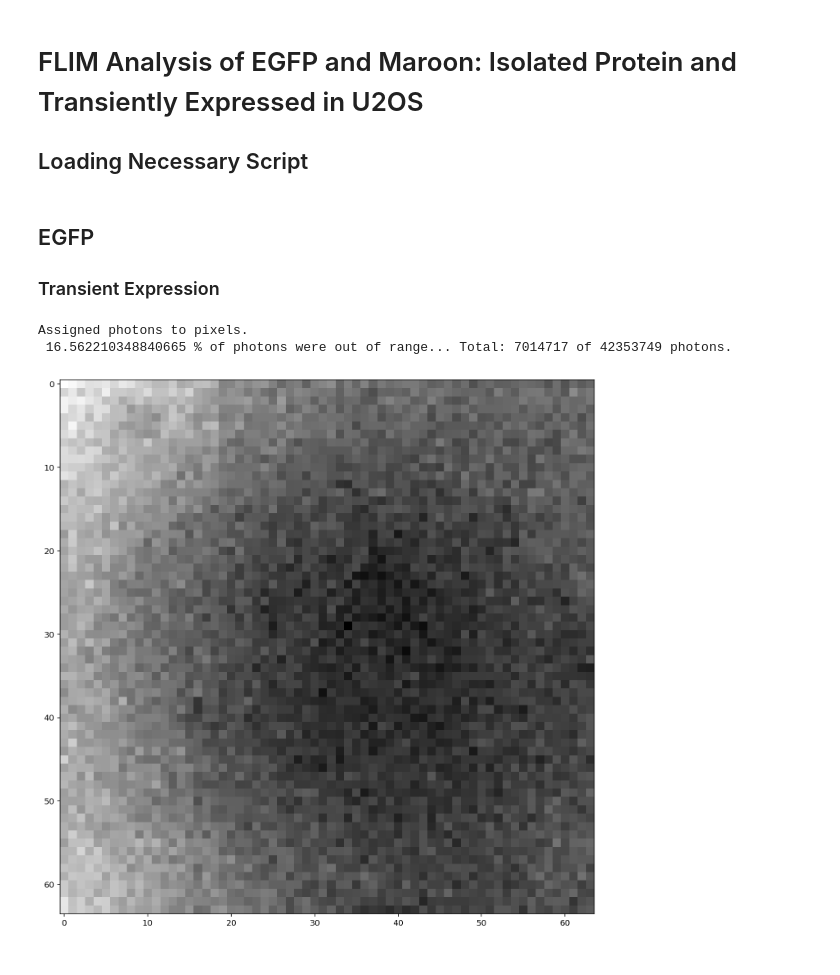
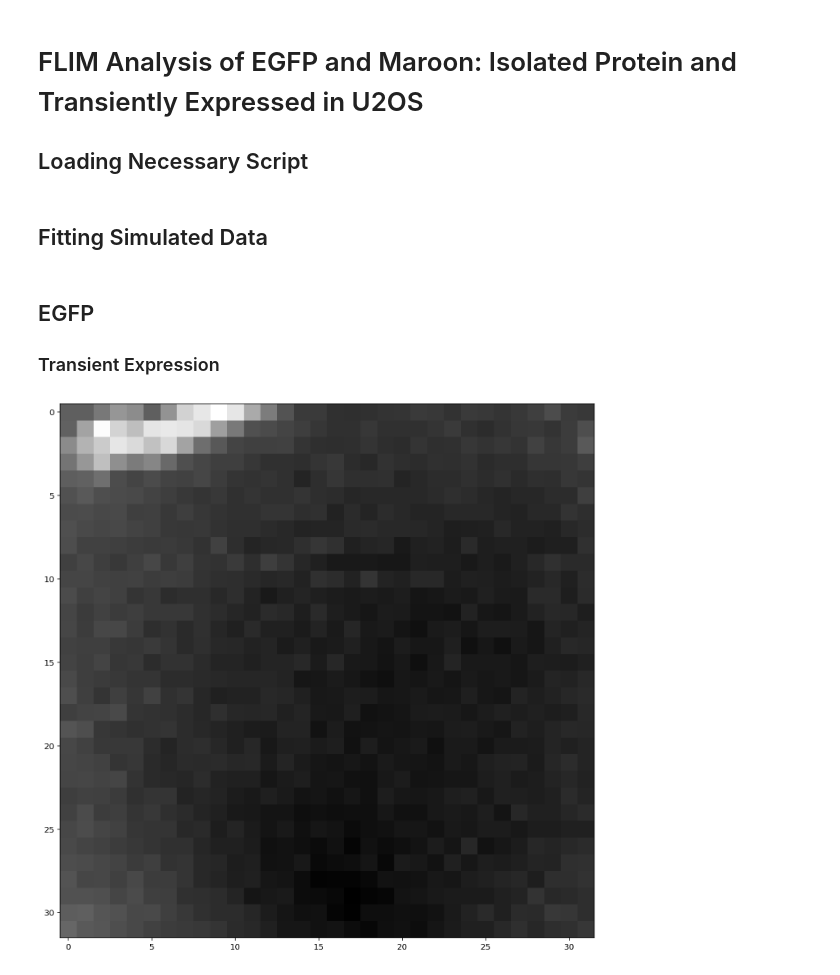
Before and after one commit to Tomkaehst/PhasorFLIM, a Jupyter notebook: notebooks/EGFP_Maroon_cells_and_isolated.ipynb, the cells around one changed output. Drawn from its saved outputs; the diff is of its cells as text; code cells hidden in the pictures.

```diff
--- a/notebooks/EGFP_Maroon_cells_and_isolated.ipynb
+++ b/notebooks/EGFP_Maroon_cells_and_isolated.ipynb
@@ -18,3 +18,5 @@ rcParams['axes.labelsize'] = 16
 
 import pq_decoding_functions as pq
 import flim_fitting_functions as fit
+# %% [markdown]
+## Fitting Simulated Data
@@ -22,26 +29,43 @@ import flim_fitting_functions as fit
 ## EGFP
 ### Transient Expression
 # %%
-EGFP_cell_data, EGFP_cell_meta = pq.readPTUData(
-    path = '../../../FLIM Data/Praktikum_Biochemie/raw_data/IsolatedFP_200310_EGFP_Maroon.sptw/iFP_200310_Kontrolle_Sulforhodamine_10µM_1_2_1.ptu'
+#EGFP_cell_data, EGFP_cell_meta = pq.readPTUData(
+#    path = '../../../FLIM Data/Praktikum_Biochemie/raw_data/IsolatedFP_200310_EGFP_Maroon.sptw/iFP_200310_Kontrolle_Sulforhodamine_10µM_1_2_1.ptu'
+#)
+
+#EGFP_cell_data, EGFP_cell_meta = pq.readPTUData(
+#    path = '/home/agbp/Desktop/Praktikum_Biochemie/raw_data/'
+#)
+
+
+
+#EGFP_cell_flimarray, EGFP_image = pq.buildFLIMArray(
+#    recordarray = EGFP_cell_data,
+#    channel = 1,
+#    linesinfile = pq.countLines(EGFP_cell_data),
+#    pixelsx = EGFP_cell_meta['PixelsX'],
+#    pixelsy = EGFP_cell_meta['PixelsY'],
+#    globRes = EGFP_cell_meta['GlobalResolution'],
+#    timeRes = EGFP_cell_meta['Resolution'],
+#    spatialBinning = 3,
+#    temporalBinning = 1
+#)
+
+
+ptu_path = '/home/agbp/Desktop/Praktikum_Biochemie/raw_data/IsolatedFP_200310_EGFP_Maroon.sptw/iFP_200310_EGFP+Glycerol_1_1_1.ptu'
+#ptu_path = '/home/agbp/Desktop/Coumarin6_in_EtOH_2_1.ptu'
+
+EGFP_cell_fa, EGFP_cell_ii, time_axis= pq.load_flim_data(
+    path = ptu_path,
+    channel = 1,
+    spatialBinning = 4,
+    temporalBinning = 0
 )
 
+EGFP_decay = fit.sum_up_decay(EGFP_cell_fa)
+EGFP_decay = EGFP_cell_fa [2, 2, :]
 
-EGFP_cell_flimarray, EGFP_image = pq.buildFLIMArray(
-    recordarray = EGFP_cell_data,
-    channel = 1,
-    linesinfile = pq.countLines(EGFP_cell_data),
-    pixelsx = EGFP_cell_meta['PixelsX'],
-    pixelsy = EGFP_cell_meta['PixelsY'],
-    globRes = EGFP_cell_meta['GlobalResolution'],
-    timeRes = EGFP_cell_meta['Resolution'],
-    spatialBinning = 3,
-    temporalBinning = 1
-)
-
-plt.imshow(EGFP_image, cmap = 'gray')
+plt.imshow(EGFP_cell_ii, cmap = 'gray')
 plt.show()
 # %% [output]
-Assigned photons to pixels.
- 16.562210348840665 % of photons were out of range... Total: 7014717 of 42353749 photons.
-[figure, old version]
+[figure, new version]
```
Also changed, not shown: parts of 5 cells of this notebook, 3 other files.
